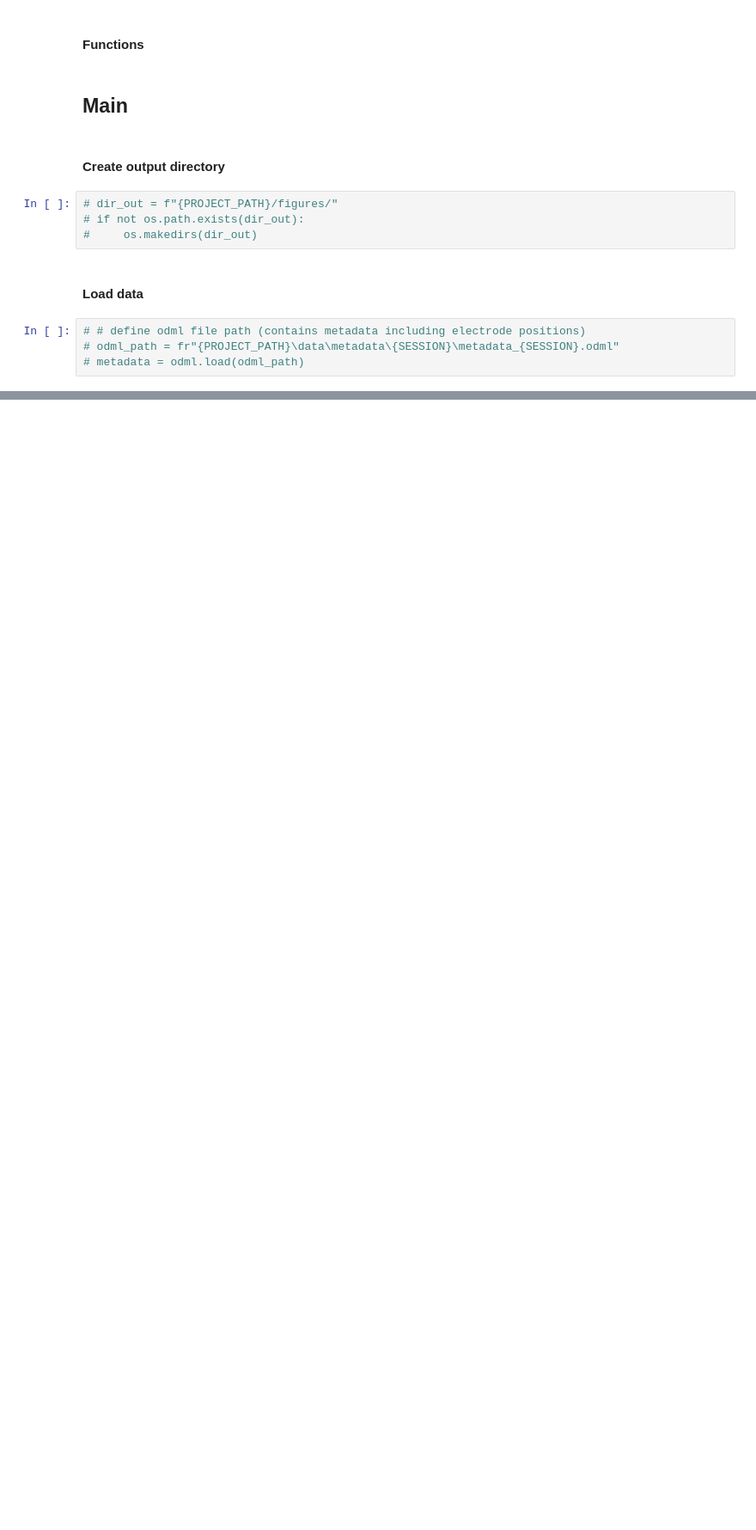
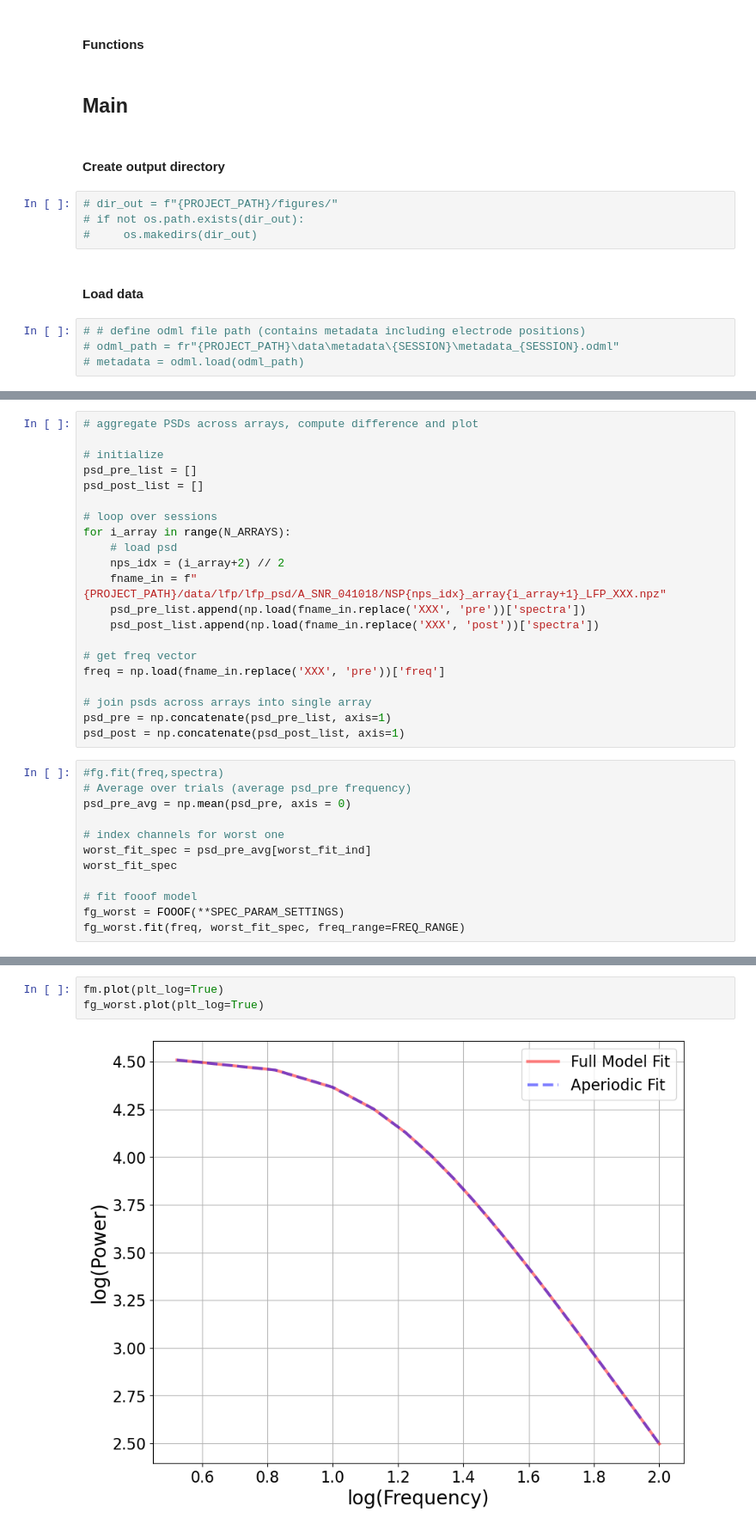
Before and after one commit to voytekresearch/v1_v4_1024_elec, a Jupyter notebook: notebooks/worst_fit.ipynb, the cells around one changed output, grey strips where cells are left out. Shown at 86% size. Saved outputs shown, nothing was run; the diff lists cells and outputs as text; blank space fills up the shorter version.

```diff
--- a/notebooks/worst_fit.ipynb
+++ b/notebooks/worst_fit.ipynb
@@ -45,0 +186,33 @@ FS = 500 # sampling frequency
+# %%
+# aggregate PSDs across arrays, compute difference and plot
+
+# initialize
+psd_pre_list = []
+psd_post_list = []
+
+# loop over sessions
+for i_array in range(N_ARRAYS):
+    # load psd
+    nps_idx = (i_array+2) // 2
+    fname_in = f"{PROJECT_PATH}/data/lfp/lfp_psd/A_SNR_041018/NSP{nps_idx}_array{i_array+1}_LFP_XXX.npz"
+    psd_pre_list.append(np.load(fname_in.replace('XXX', 'pre'))['spectra'])
+    psd_post_list.append(np.load(fname_in.replace('XXX', 'post'))['spectra'])
+
+# get freq vector
+freq = np.load(fname_in.replace('XXX', 'pre'))['freq']
+
+# join psds across arrays into single array
+psd_pre = np.concatenate(psd_pre_list, axis=1)
+psd_post = np.concatenate(psd_post_list, axis=1)
+# %%
+#fg.fit(freq,spectra)
+# Average over trials (average psd_pre frequency)
+psd_pre_avg = np.mean(psd_pre, axis = 0)
+
+# index channels for worst one
+worst_fit_spec = psd_pre_avg[worst_fit_ind]
+worst_fit_spec
+
+# fit fooof model
+fg_worst = FOOOF(**SPEC_PARAM_SETTINGS)
+fg_worst.fit(freq, worst_fit_spec, freq_range=FREQ_RANGE)
@@ -45,0 +248,5 @@ FS = 500 # sampling frequency
+# %%
+fm.plot(plt_log=True)
+fg_worst.plot(plt_log=True)
+# %% [output]
+[figure, added]
```
Also changed, not shown: parts of 20 cells of this notebook.
